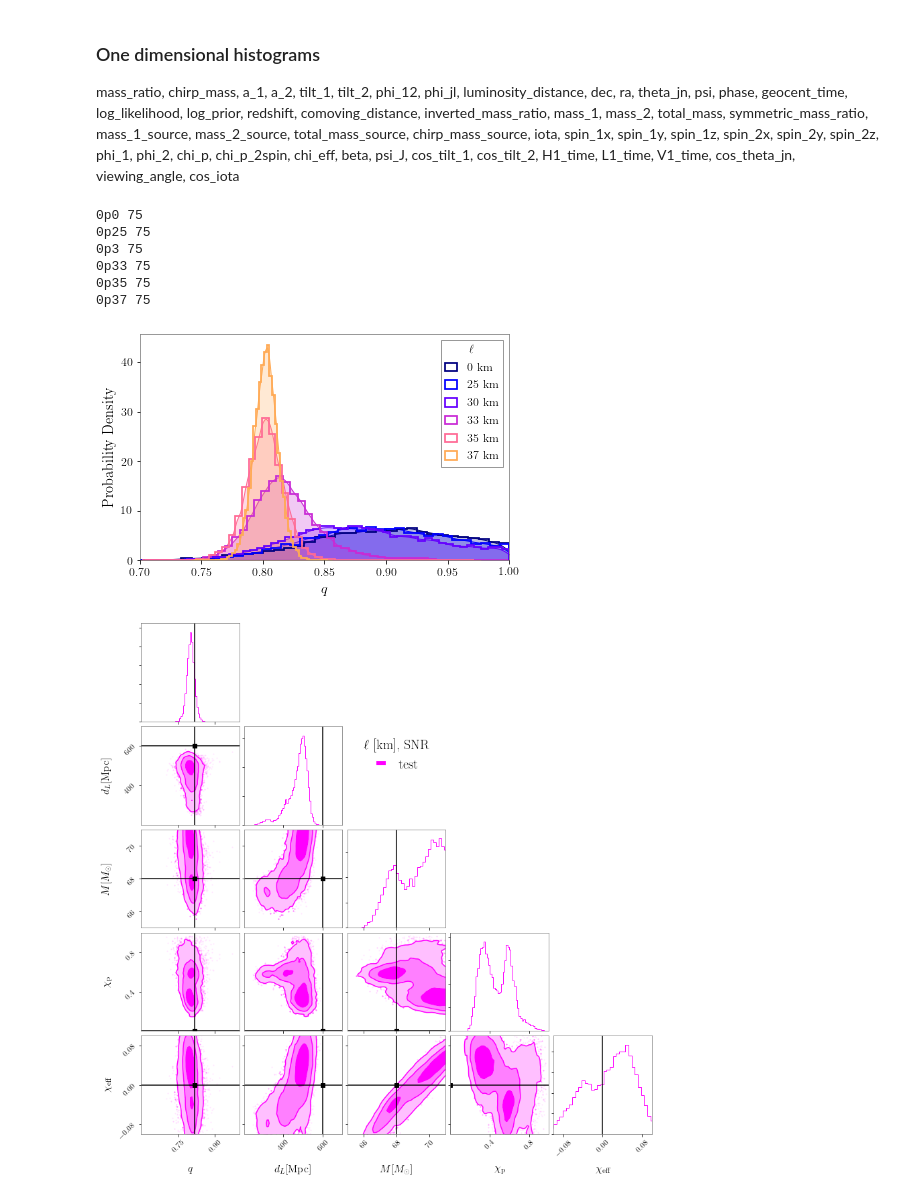
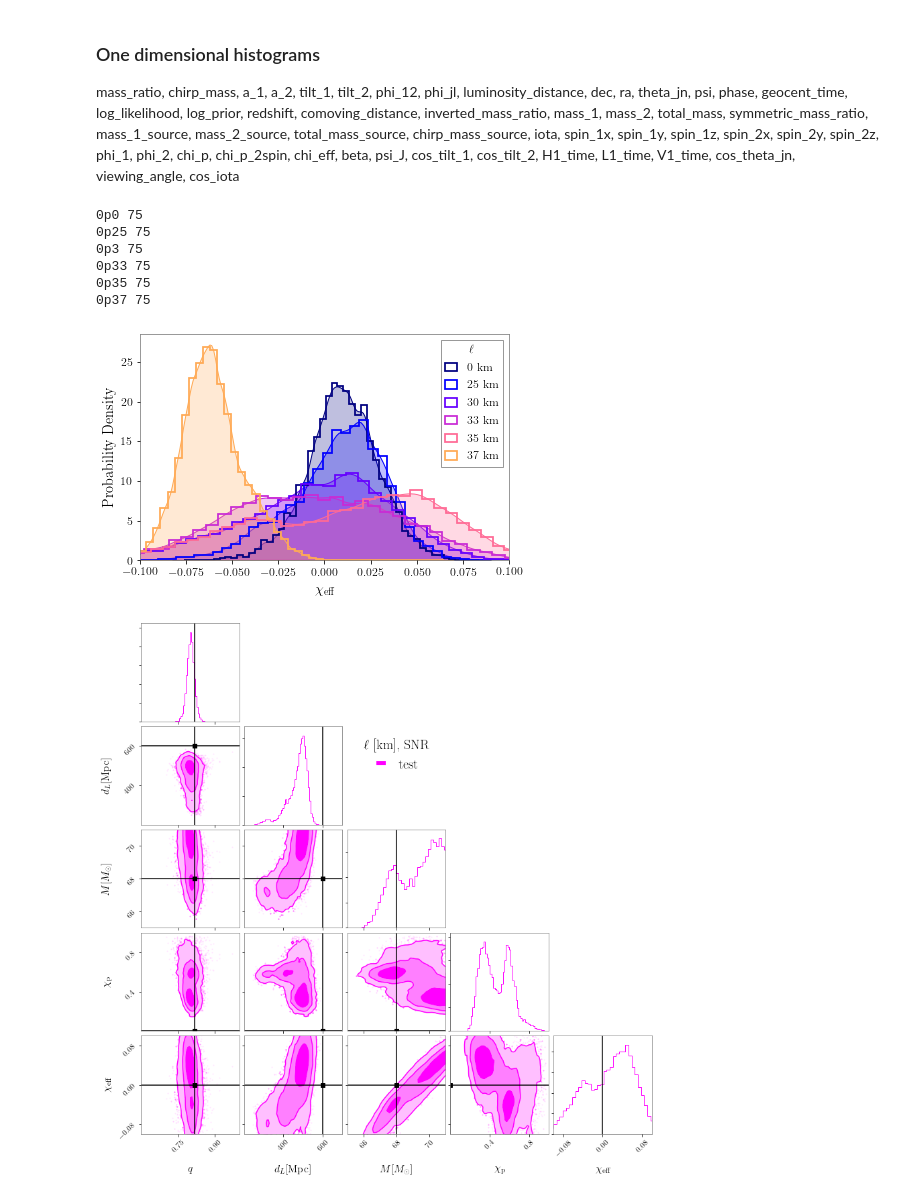
Before and after one commit to mariaokounkova/BeyondGRAnalysis, a Jupyter notebook: BilbyAnalysis.ipynb, the cells around one changed output. Cells and saved outputs as stored; diff of their text form; code cells hidden in the pictures.

```diff
--- a/BilbyAnalysis.ipynb
+++ b/BilbyAnalysis.ipynb
@@ -132,36 +132,36 @@ def Histogram(param):
 
     for ell, snr, color in zip(ells, snrs, colors):
 
         print(ell, snr)
         file_name = SummaryPageFile('PHENOM_dCS_' + ell + '_' + snr)
         data = read(file_name)
         samples_dict = data.samples_dict
         posterior_samples = samples_dict["summary_pages"]
         posterior_samples.plot(param, type="hist", kde=True, color = color, label = Ell_String(ell, mass), fig = fig, plot_percentile = False, title = False)
 
     plt.xlim(RangeDict[param])
     plt.legend(loc = 'upper right', title = '$\ell$')
     plt.grid()
     plt.savefig('kde_' + param)
     plt.show()
 
 params_avail = ["mass_ratio", "chirp_mass", "a_1", "a_2", "tilt_1", "tilt_2", \
                 "phi_12", "phi_jl", "luminosity_distance", "dec", "ra", \
                 "theta_jn", "psi", "phase", "geocent_time", "total_mass", \
                 "symmetric_mass_ratio", "iota", "phi_1", "phi_2", "chi_p", "chi_p_2spin", \
                 "chi_eff", "beta", "psi_J", "cos_tilt_1", "cos_tilt_2", "H1_time", \
                 "L1_time", "V1_time", "cos_theta_jn", "viewing_angle", "cos_iota"]
 #Histogram("chi_p")
-Histogram("mass_ratio")
-#Histogram("chi_eff")
+#Histogram("mass_ratio")
+Histogram("chi_eff")
 # %% [output]
 0p0 75
 0p25 75
 0p3 75
 0p33 75
 0p35 75
 0p37 75
-[figure, old version]
+[figure, new version]
 # %%
 base = '/home/maria.okounkova/BeyondGRAnalysis/BilbyPE/'
 parameters = ['mass_ratio', 'luminosity_distance', 'total_mass', 'chi_p', 'chi_eff']
```
Also changed, not shown: parts of 2 cells of this notebook.
